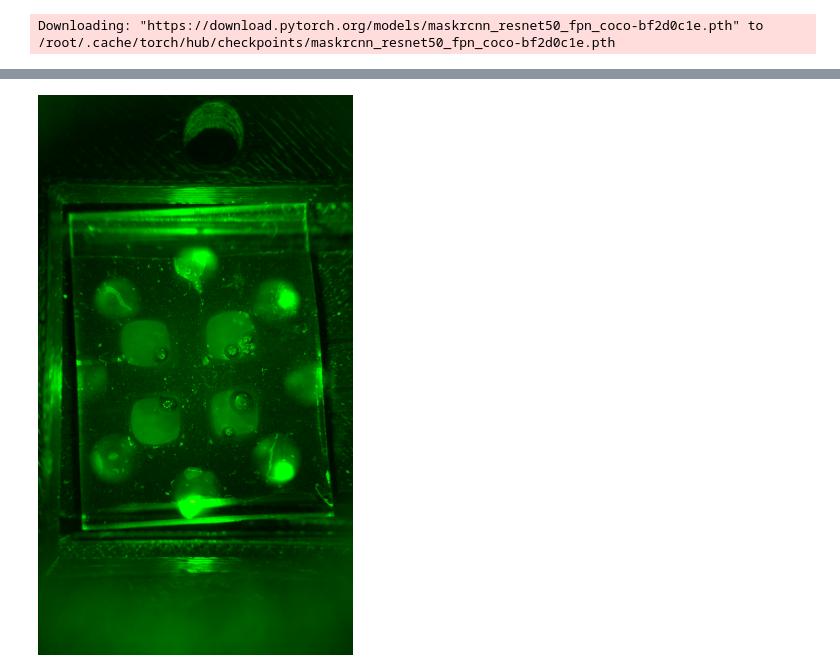
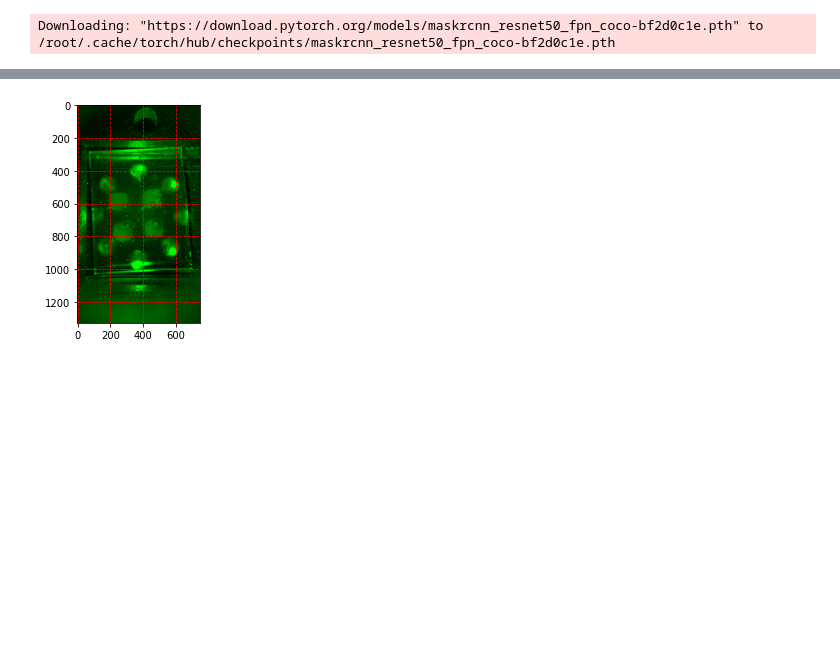
Before and after one commit to ncsu-landscape-dynamics/LAMP_assay_automation, a Jupyter notebook: Working_pytorch_instance_imseg_resized.ipynb, the cells around one changed output, grey strips where cells are left out. Cells and saved outputs as stored; diff of their text form; code cells hidden in the pictures; blank space fills up the shorter version.

```diff
--- a/Working_pytorch_instance_imseg_resized.ipynb
+++ b/Working_pytorch_instance_imseg_resized.ipynb
@@ -292,7 +292,13 @@ model.eval()
 with torch.no_grad():
     prediction = model([img.to(device)])
 # %%
-Image.fromarray(img.mul(255).permute(1, 2, 0).byte().numpy())
+img1 = Image.fromarray(img.mul(255).permute(1, 2, 0).byte().numpy())
+
+plt.imshow(img1)
+ax = plt.gca()
+ax.grid(True, color='r', linestyle='--')
+plt.draw()
+plt.show()
 # %% [output]
-[figure, old version]
+[figure, new version]
 # %%
```
Also changed, not shown: parts of 1 cell of this notebook.
